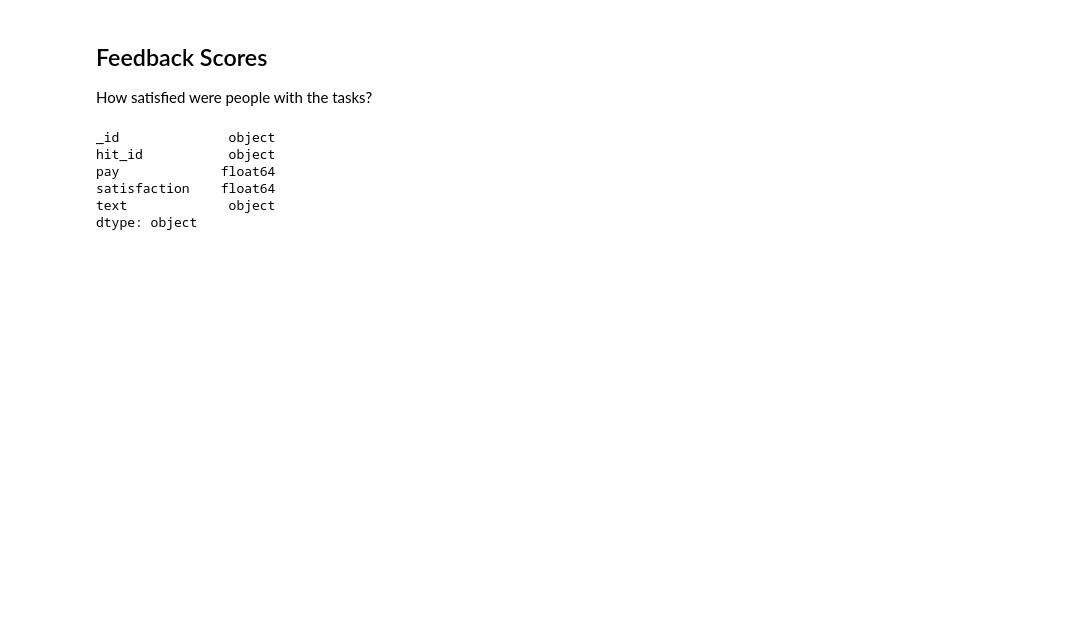
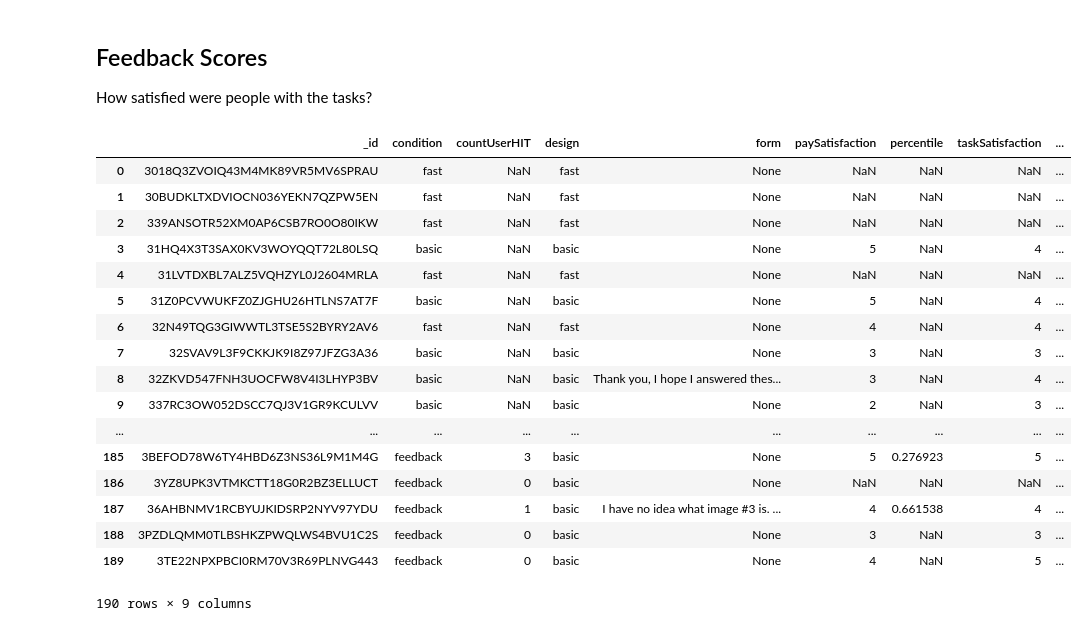
Before and after one commit to organisciak/dissertation, a Jupyter notebook: analysis/Tagging Analysis - Feedback.ipynb, the cells around one changed output. Cells and saved outputs as stored; diff of their text form; code cells hidden in the pictures; blank space fills up the shorter version.

```diff
--- a/analysis/Tagging Analysis - Feedback.ipynb
+++ b/analysis/Tagging Analysis - Feedback.ipynb
@@ -17,17 +18,40 @@ ts = db.tasksets
 ## Feedback Scores
 
 How satisfied were people with the tasks?
-# %%
-fdbkraw = ts.aggregate([
-    {'$project': {'hit_id':1, 'pay':'$feedback.pay', 'satisfaction':'$feedback.satisfaction', 'text':'$feedback.form'}}
-])
-feedback = pd.DataFrame(list(fdbkraw)).convert_objects(convert_numeric=True)
-feedback.dtypes
-# %% [output]
-_id              object
-hit_id           object
-pay             float64
-satisfaction    float64
-text             object
-dtype: object
+# %%
+search = ts.aggregate([
+        {'$match':{'meta.test':False, 'meta.type':'image tagging'}},
+        {'$project':{
+                'form':'$feedback.form',
+                'taskSatisfaction':'$feedback.satisfaction',
+                'paySatisfaction': '$feedback.pay',
+                'time':'$time.workTime',
+                'design': '$meta.design',
+                'condition': '$meta.condition',
+                'countUserHIT': '$meta.countUserHIT',
+                'percentile': '$meta.percentile'
+                }}
+        ])
+
+feedback = pd.DataFrame(list(search)).convert_objects(convert_numeric=True)
+feedback
+# %% [output]
+|  | _id | condition | countUserHIT | design | form | paySatisfaction | percentile | taskSatisfaction | ... |
+| 0 | 3018Q3ZVOIQ43M4MK89VR5MV6SPRAU | fast | NaN | fast | None | NaN | NaN | NaN | ... |
+| 1 | 30BUDKLTXDVIOCN036YEKN7QZPW5EN | fast | NaN | fast | None | NaN | NaN | NaN | ... |
+| 2 | 339ANSOTR52XM0AP6CSB7RO0O80IKW | fast | NaN | fast | None | NaN | NaN | NaN | ... |
+| 3 | 31HQ4X3T3SAX0KV3WOYQQT72L80LSQ | basic | NaN | basic | None | 5 | NaN | 4 | ... |
+| 4 | 31LVTDXBL7ALZ5VQHZYL0J2604MRLA | fast | NaN | fast | None | NaN | NaN | NaN | ... |
+| 5 | 31Z0PCVWUKFZ0ZJGHU26HTLNS7AT7F | basic | NaN | basic | None | 5 | NaN | 4 | ... |
+| 6 | 32N49TQG3GIWWTL3TSE5S2BYRY2AV6 | fast | NaN | fast | None | 4 | NaN | 4 | ... |
+| 7 | 32SVAV9L3F9CKKJK9I8Z97JFZG3A36 | basic | NaN | basic | None | 3 | NaN | 3 | ... |
+| 8 | 32ZKVD547FNH3UOCFW8V4I3LHYP3BV | basic | NaN | basic | Thank you, I hope I answered thes... | 3 | NaN | 4 | ... |
+| 9 | 337RC3OW052DSCC7QJ3V1GR9KCULVV | basic | NaN | basic | None | 2 | NaN | 3 | ... |
+| ... | ... | ... | ... | ... | ... | ... | ... | ... | ... |
+| 185 | 3BEFOD78W6TY4HBD6Z3NS36L9M1M4G | feedback | 3 | basic | None | 5 | 0.276923 | 5 | ... |
+| 186 | 3YZ8UPK3VTMKCTT18G0R2BZ3ELLUCT | feedback | 0 | basic | None | NaN | NaN | NaN | ... |
+| 187 | 36AHBNMV1RCBYUJKIDSRP2NYV97YDU | feedback | 1 | basic | I have no idea what image #3 is. ... | 4 | 0.661538 | 4 | ... |
+| 188 | 3PZDLQMM0TLBSHKZPWQLWS4BVU1C2S | feedback | 0 | basic | None | 3 | NaN | 3 | ... |
+| 189 | 3TE22NPXPBCI0RM70V3R69PLNVG443 | feedback | 0 | basic | None | 4 | NaN | 5 | ... |
+190 rows × 9 columns
 # %%
```
Also changed, not shown: parts of 9 cells of this notebook, 11 other files.
